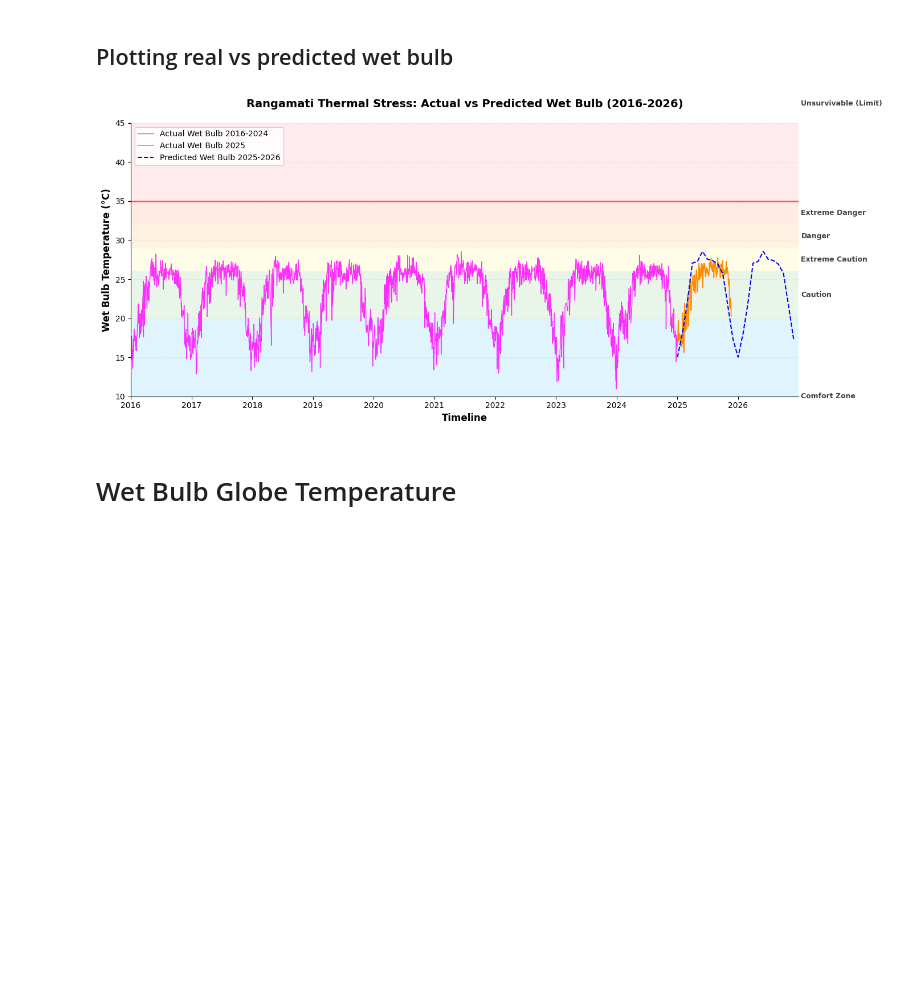
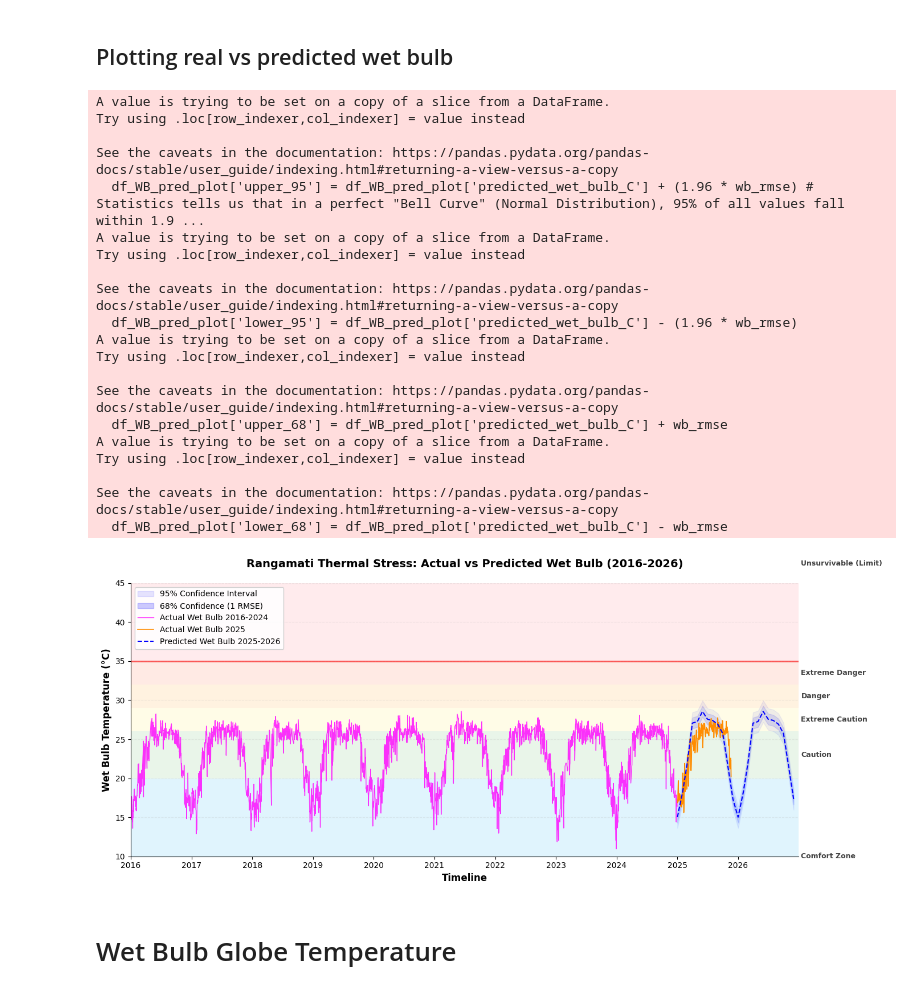
Before and after one commit to not-your-pancake/TCC_Journal, a Jupyter notebook: HI_WB_HS_HM_WBG/rangamati.ipynb, the cells around one changed output. Saved outputs shown, nothing was run; the diff lists cells and outputs as text; code cells hidden in the pictures; blank space fills up the shorter version.

Commit message:
wetbulb er confidence cloud update

```diff
--- a/HI_WB_HS_HM_WBG/rangamati.ipynb
+++ b/HI_WB_HS_HM_WBG/rangamati.ipynb
@@ -2781,6 +2781,10 @@ https://journals.ametsoc.org/view/journals/apme/50/11/jamc-d-11-0143.1.xml
 ![image.png](attachment:image.png)
 
 ![image-2.png](attachment:image-2.png)
+# %%
+import numpy as np
+
+wb_rmse = np.sqrt( (0.6 * 0.808083)**2 + (0.2 * 2.548683)**2 )
 # %% [markdown]
 ## Plotting real vs predicted wet bulb
 # %%
@@ -2807,6 +2811,31 @@ df_WB = df_WB.set_index('date')
 df_WB_2024_plot = df_WB_2024.loc['2014-01-01':'2024-12-31']
 df_WB_2025_plot = df_WB_2025.loc['2025-01-01':'2025-12-31']
 df_WB_pred_plot = df_WB.loc['2025-01-01':'2026-12-31']
+
+
+# --- Define RMSE for wet bulb ---
+# Replace this with your actual Wet Bulb model RMSE
+wb_rmse #########################################################################
+
+# Calculate bounds for the prediction DataFrame
+df_WB_pred_plot['upper_95'] = df_WB_pred_plot['predicted_wet_bulb_C'] + (1.96 * wb_rmse) # Statistics tells us that in a perfect "Bell Curve" (Normal Distribution), 95% of all values fall within 1.96 standard deviations of the mean.
+df_WB_pred_plot['lower_95'] = df_WB_pred_plot['predicted_wet_bulb_C'] - (1.96 * wb_rmse)
+df_WB_pred_plot['upper_68'] = df_WB_pred_plot['predicted_wet_bulb_C'] + wb_rmse
+df_WB_pred_plot['lower_68'] = df_WB_pred_plot['predicted_wet_bulb_C'] - wb_rmse
+
+# --- Plot the Confidence Cloud ---
+
+# 95% Confidence Interval (Lighter Blue)
+plt.fill_between(df_WB_pred_plot.index,
+                 df_WB_pred_plot['lower_95'],
+                 df_WB_pred_plot['upper_95'],
+                 color='blue', alpha=0.1, label='95% Confidence Interval')
+
+# 68% Confidence Interval (Slightly Darker Blue)
+plt.fill_between(df_WB_pred_plot.index,
+                 df_WB_pred_plot['lower_68'],
+                 df_WB_pred_plot['upper_68'],
+                 color='blue', alpha=0.2, label='68% Confidence (1 RMSE)')
 
 # --- Plot actual vs predicted ---
 plt.plot(df_WB_2024_plot.index, df_WB_2024_plot['wet_bulb_C'],
@@ -2836,34 +2865,54 @@ zones = [
     (32, 35, '#ffccbc', 'Extreme Danger'),         # Light Red/Coral
     (35, 60, '#ffcdd2', 'Unsurvivable (Limit)')    # Deep Red
 ]
 
 for bottom, top, color, label in zones:
     ax.axhspan(bottom, top, facecolor=color, alpha=0.4, edgecolor=None)
     # Adding subtle text labels on the right edge for a clean journal look
     plt.text(pd.Timestamp('2027-01-15'), (bottom + top) / 2, label,
              fontsize=9, color='#424242', va='center', fontweight='bold')
 
 # Highlight the critical 35°C threshold
 plt.axhline(y=35, color='red', linestyle='-', linewidth=2, alpha=0.6)
 
 # --- X-axis formatting ---
 plt.gca().xaxis.set_major_locator(mdates.YearLocator())
 plt.gca().xaxis.set_major_formatter(mdates.DateFormatter('%Y'))
 plt.xticks(rotation=0) # Flat labels look cleaner in journals if space permits
 
 plt.grid(axis='y', linestyle='--', alpha=0.2)
 plt.xlim(pd.Timestamp('2016-01-01'), pd.Timestamp('2026-12-31'))
 plt.ylim(10, 45) # Focused range for Wet Bulb visibility
 
 # Clean up legend and spine
 plt.legend(loc='upper left', frameon=True, facecolor='white', framealpha=0.9)
 ax.spines['top'].set_visible(False)
 ax.spines['right'].set_visible(False)
 
 plt.tight_layout()
 plt.show()
 # %% [output]
+A value is trying to be set on a copy of a slice from a DataFrame.
+Try using .loc[row_indexer,col_indexer] = value instead
+
+See the caveats in the documentation: https://pandas.pydata.org/pandas-docs/stable/user_guide/indexing.html#returning-a-view-versus-a-copy
+  df_WB_pred_plot['upper_95'] = df_WB_pred_plot['predicted_wet_bulb_C'] + (1.96 * wb_rmse) # Statistics tells us that in a perfect "Bell Curve" (Normal Distribution), 95% of all values fall within 1.9 ...
+A value is trying to be set on a copy of a slice from a DataFrame.
+Try using .loc[row_indexer,col_indexer] = value instead
+
+See the caveats in the documentation: https://pandas.pydata.org/pandas-docs/stable/user_guide/indexing.html#returning-a-view-versus-a-copy
+  df_WB_pred_plot['lower_95'] = df_WB_pred_plot['predicted_wet_bulb_C'] - (1.96 * wb_rmse)
+A value is trying to be set on a copy of a slice from a DataFrame.
+Try using .loc[row_indexer,col_indexer] = value instead
+
+See the caveats in the documentation: https://pandas.pydata.org/pandas-docs/stable/user_guide/indexing.html#returning-a-view-versus-a-copy
+  df_WB_pred_plot['upper_68'] = df_WB_pred_plot['predicted_wet_bulb_C'] + wb_rmse
+A value is trying to be set on a copy of a slice from a DataFrame.
+Try using .loc[row_indexer,col_indexer] = value instead
+
+See the caveats in the documentation: https://pandas.pydata.org/pandas-docs/stable/user_guide/indexing.html#returning-a-view-versus-a-copy
+  df_WB_pred_plot['lower_68'] = df_WB_pred_plot['predicted_wet_bulb_C'] - wb_rmse
-[figure, old version]
+[figure, new version]
 # %% [markdown]
 # Wet Bulb Globe Temperature
 # %% [markdown]
```
Also changed, not shown: parts of 1 cell of this notebook, 4 other files.
